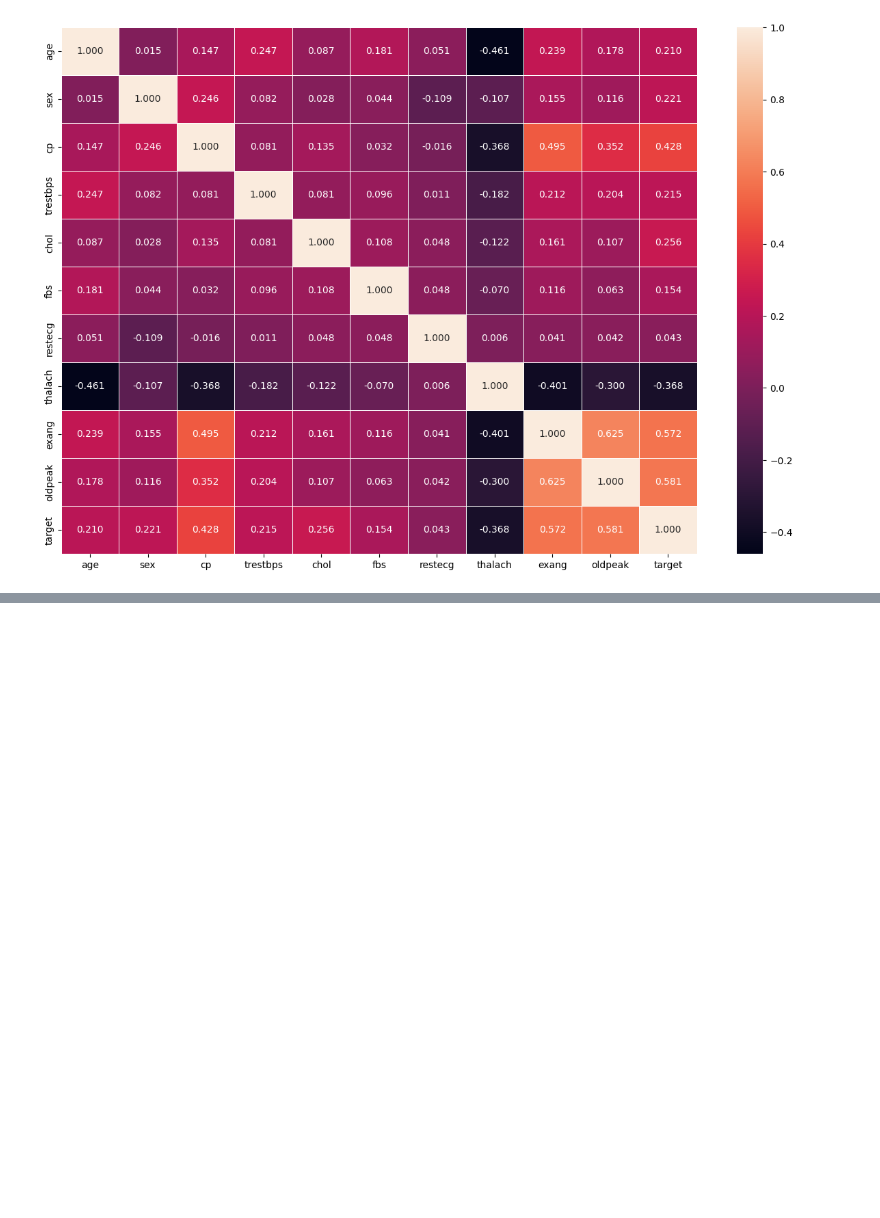
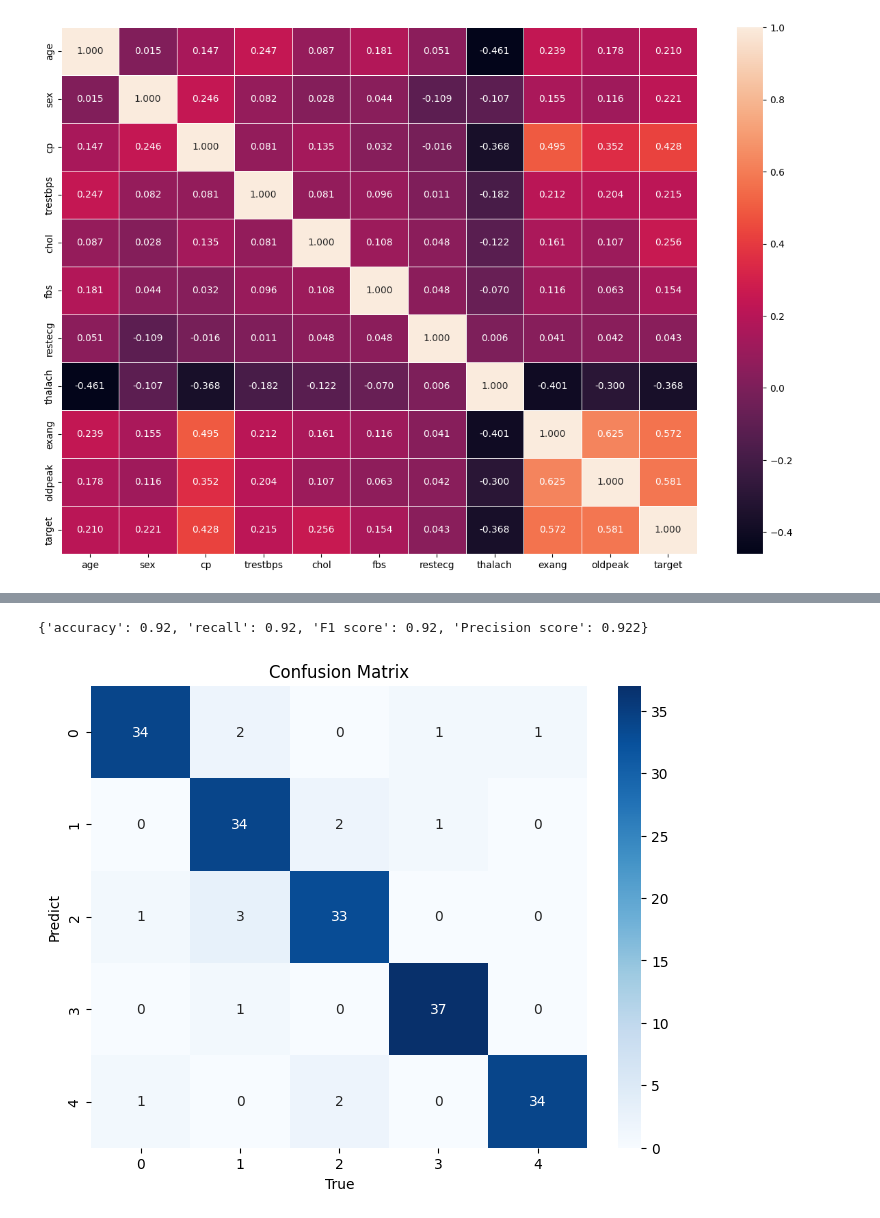
Before and after one commit to IMANIAR17/IMANIAR17-Tugas-Minggu-1-BK-Data-Science, a Jupyter notebook: Tugas_Minggu_1_BK_Data_Science.ipynb, the cells around one changed output, grey strips where cells are left out. Cells and saved outputs as stored; diff of their text form; code cells hidden in the pictures; blank space fills up the shorter version.

```diff
--- a/Tugas_Minggu_1_BK_Data_Science.ipynb
+++ b/Tugas_Minggu_1_BK_Data_Science.ipynb
@@ -444,0 +690,3 @@ sns.heatmap(cor_mat,annot=True,linewidths=0.5,fmt=".3f")
+# %%
+rf_model = RandomForestClassifier(n_estimators=100, random_state=42)
+rf_model.fit(X_train, y_train)
@@ -444,0 +695,2 @@ sns.heatmap(cor_mat,annot=True,linewidths=0.5,fmt=".3f")
+# %%
+y_pred_rf = rf_model.predict(X_test)
@@ -444,0 +718,15 @@ sns.heatmap(cor_mat,annot=True,linewidths=0.5,fmt=".3f")
+# %%
+evaluation(y_test,y_pred_rf)
+# %% [output]
+{'accuracy': 0.92, 'recall': 0.92, 'F1 score': 0.92, 'Precision score': 0.922}
+# %%
+cm = confusion_matrix(y_test, y_pred_rf)
+
+plt.figure(figsize=(8, 6))
+sns.heatmap(cm, annot=True, fmt="d", cmap="Blues")
+plt.title('Confusion Matrix')
+plt.xlabel('True')
+plt.ylabel('Predict')
+plt.show()
+# %% [output]
+[figure, added]
```
Also changed, not shown: parts of 110 cells of this notebook.
